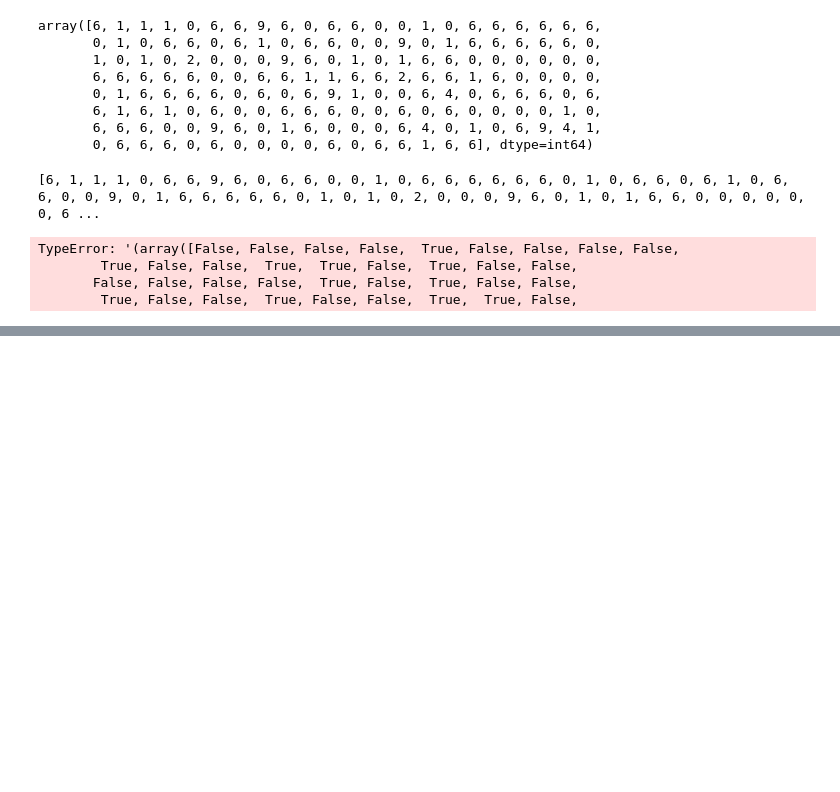
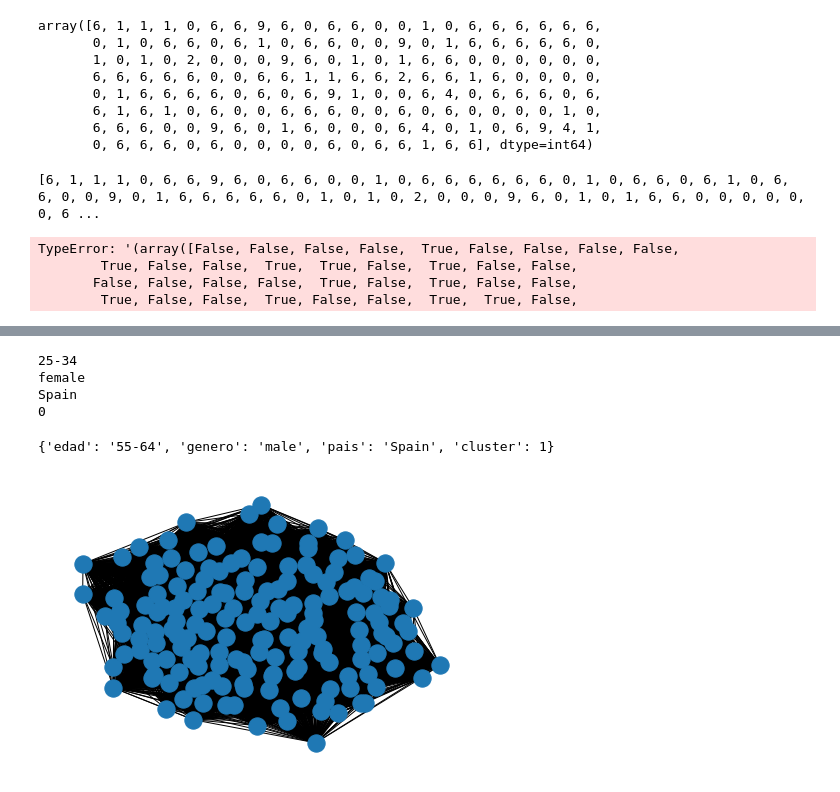
Before and after one commit to AlbertoGarciaDomenech/Comunidades-en-museos, a Jupyter notebook: PruebaClustering.ipynb, the cells around one changed output, grey strips where cells are left out. Cells and saved outputs as stored; diff of their text form; code cells hidden in the pictures; blank space fills up the shorter version.

```diff
--- a/PruebaClustering.ipynb
+++ b/PruebaClustering.ipynb
@@ -88,3 +109,19 @@ TypeError: '(array([False, False, False, False,  True, False, False, False, Fals
         True, False, False,  True,  True, False,  True, False, False,
        False, False, False, False,  True, False,  True, False, False,
         True, False, False,  True, False, False,  True,  True, False,
+# %%
+g = nx.Graph()
+
+for i in range(len(aux)): #meter las personas en el grafo
+    g.add_node(i)
+    nx.set_node_attributes(g, aux.loc[i][0], "edad")
+    nx.set_node_attributes(g, aux.loc[i][1], "genero")
+    nx.set_node_attributes(g, aux.loc[i][2], "pais")
+    nx.set_node_attributes(g, aux.loc[i][3], "cluster")
+    print(aux.loc[i][3])
+
+
+for i in range(len(u)): #add las aristas entre personas -> similitudes
+    for j in range(len(u)):
+        if j != i:
+            g.add_edge(i,j,weight = u.loc[i][j])
@@ -90,0 +146,19 @@ TypeError: '(array([False, False, False, False,  True, False, False, False, Fals
+# %%
+print(aux.loc[1][0])
+print(aux.loc[1][1])
+print(aux.loc[1][2])
+print(aux.loc[1][3])
+# %% [output]
+25-34
+female
+Spain
+0
+# %%
+g.nodes[0]
+# %% [output]
+{'edad': '55-64', 'genero': 'male', 'pais': 'Spain', 'cluster': 1}
+# %%
+nx.draw(g)
+nx.write_gexf(g,"gephi/primeraPrueba.gexf")
+# %% [output]
+[figure, added]
```
Also changed, not shown: parts of 9 cells of this notebook, 3 other files.
